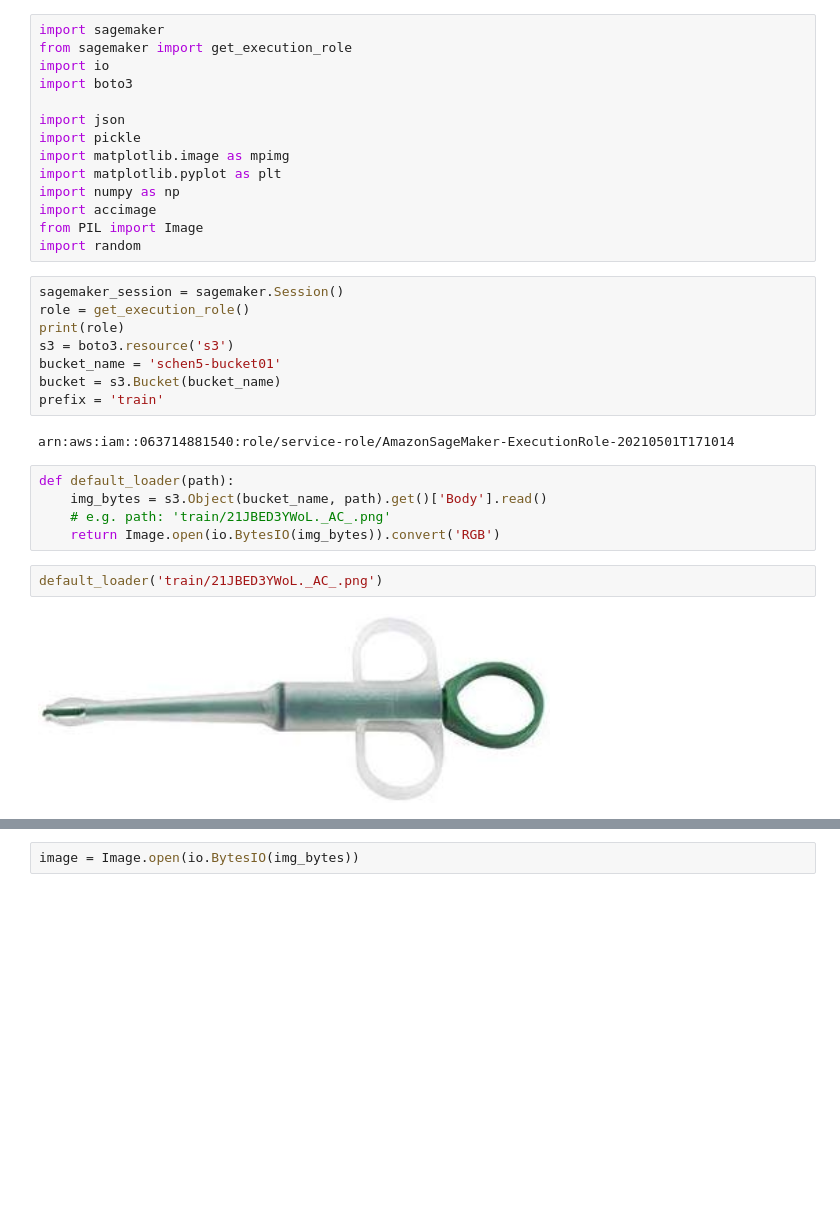
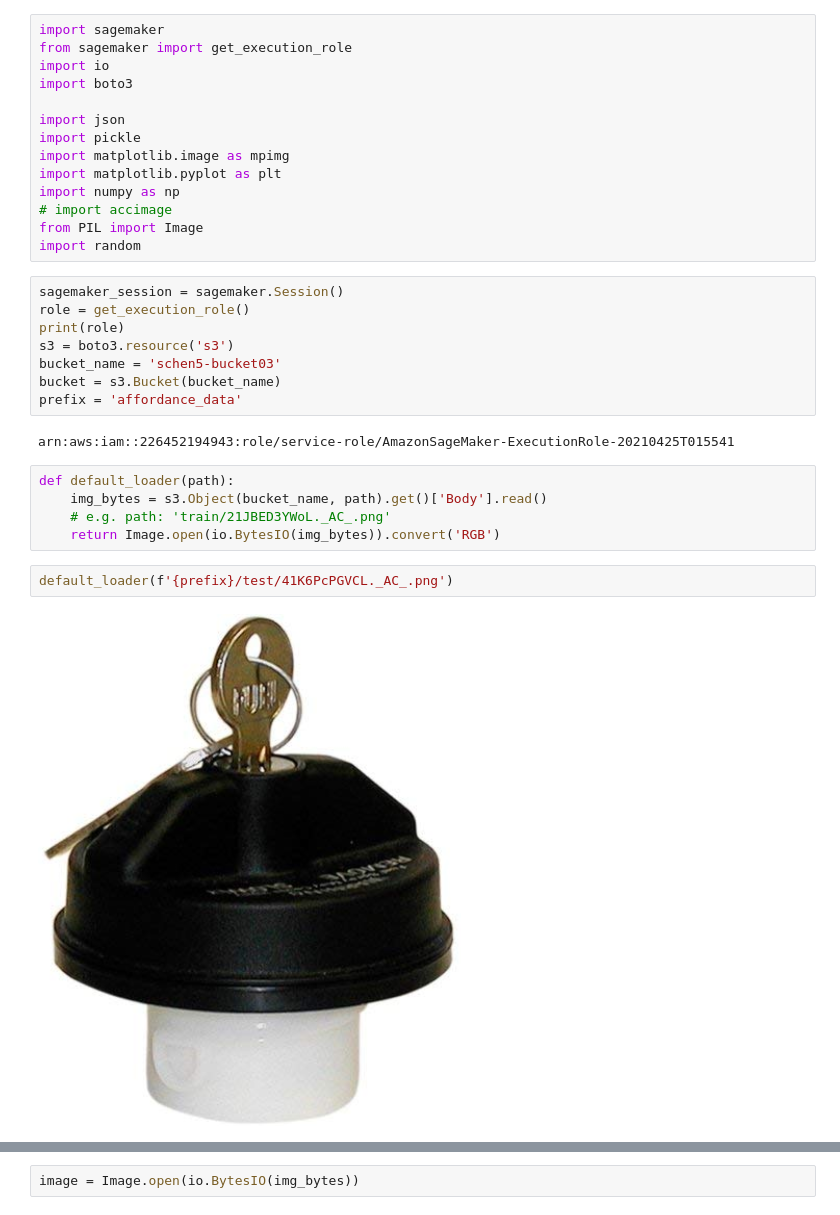
Before and after one commit to sychen23/ee148-project, a Jupyter notebook: test-sagemaker.ipynb, the cells around one changed output, grey strips where cells are left out. Cells and saved outputs as stored; diff of their text form; blank space fills up the shorter version.

```diff
--- a/test-sagemaker.ipynb
+++ b/test-sagemaker.ipynb
@@ -9,7 +9,7 @@ import pickle
 import matplotlib.image as mpimg
 import matplotlib.pyplot as plt
 import numpy as np
-import accimage
+# import accimage
 from PIL import Image
 import random
 # %%
@@ -17,18 +17,18 @@ sagemaker_session = sagemaker.Session()
 role = get_execution_role()
 print(role)
 s3 = boto3.resource('s3')
-bucket_name = 'schen5-bucket01'
+bucket_name = 'schen5-bucket03'
 bucket = s3.Bucket(bucket_name)
-prefix = 'train'
+prefix = 'affordance_data'
 # %% [output]
-arn:aws:iam::063714881540:role/service-role/AmazonSageMaker-ExecutionRole-20210501T171014
+arn:aws:iam::226452194943:role/service-role/AmazonSageMaker-ExecutionRole-20210425T015541
 # %%
 def default_loader(path):
     img_bytes = s3.Object(bucket_name, path).get()['Body'].read()
     # e.g. path: 'train/21JBED3YWoL._AC_.png'
     return Image.open(io.BytesIO(img_bytes)).convert('RGB')
 # %%
-default_loader('train/21JBED3YWoL._AC_.png')
+default_loader(f'{prefix}/test/41K6PcPGVCL._AC_.png')
 # %% [output]
-[figure, old version]
+[figure, new version]
 # %%
```
Also changed, not shown: parts of 15 cells of this notebook, 3 other files.
